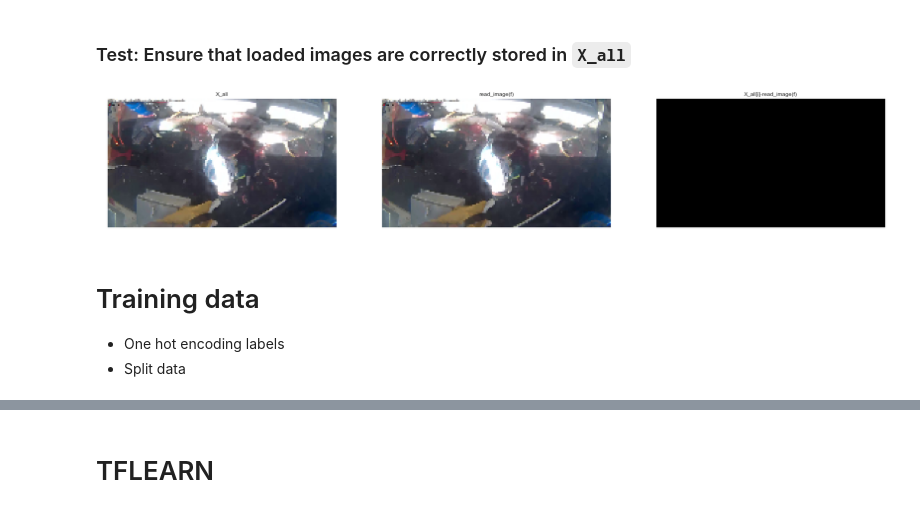
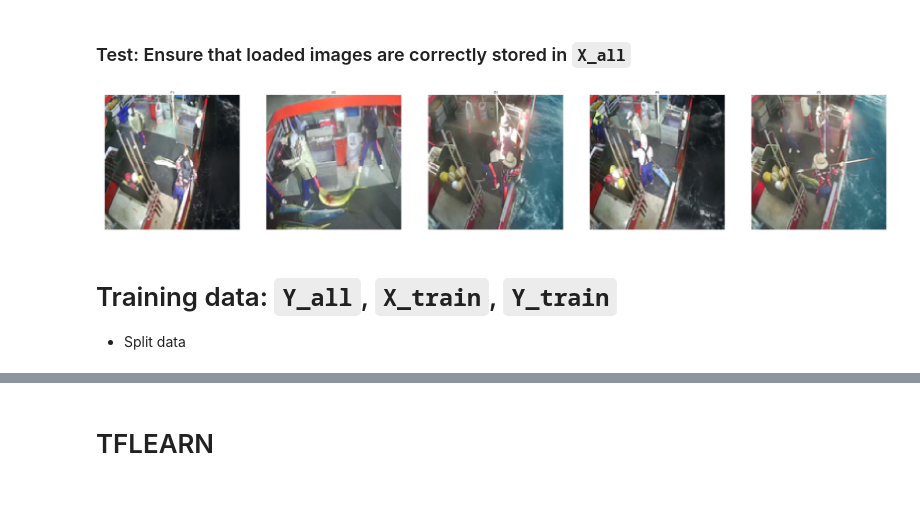
Before and after one commit to davisincubator/sashimdig, a Jupyter notebook: notebooks/jfa-2.0-practice_jared_cnn_fork.ipynb, the cells around one changed output, grey strips where cells are left out. Drawn from its saved outputs; the diff is of its cells as text; code cells hidden in the pictures.

```diff
--- a/notebooks/jfa-2.0-practice_jared_cnn_fork.ipynb
+++ b/notebooks/jfa-2.0-practice_jared_cnn_fork.ipynb
@@ -85,10 +87,10 @@ fish_paths     = get_paths(fish_classes)
 # %% [markdown]
 # Model Parameters
 # %%
-subsample_amnt  = 'all'  # len(files) = 3777
-downsample_amnt = 8
-ROWS            = int(720  / downsample_amnt)
-COLS            = int(1280 / downsample_amnt)
+subsample_amnt  = 50  # len(files) = 3777
+downsample_amnt = 2
+ROWS            = 128 # int(720  / downsample_amnt)
+COLS            = 128 # int(1280 / downsample_amnt)
 CHANNELS        = 3
 NUM_CATEGORIES  = len(fish_classes)
 # %% [markdown]
@@ -120,9 +148,9 @@ Wall time: 9.5 ms
 # %%
 if isinstance(subsample_amnt, int):
     from sklearn.utils import resample
-    files, Y_cat = resample(files, Y_cat,
-                        n_samples = subsample_amnt,
-                        replace   = False)
+    files, Y_all = resample(files, Y_all,
+                            n_samples = subsample_amnt,
+                            replace   = False)
 # %% [markdown]
 ## Load all training images into `X_all`
 # %%
@@ -173,17 +167,42 @@ def show_images(images,titles=None):
 # %% [markdown]
 ### Test: Ensure that loaded images are correctly stored in `X_all`
-# %%
-show_images(images=[X_all[i],
-                    read_image(f),
-                    X_all[i]-im],
-            titles=['X_all',
-                    'read_image(f)',
-                    'X_all[i]-read_image(f)'])
-# %% [output]
-[figure, removed]
+# %%
+def show_images(images,titles=None):
+    """Display a list of images"""
+    n_ims = len(images)
+    if titles is None: titles = ['(%d)' % i for i in range(1,n_ims + 1)]
+    fig = plt.figure(figsize=(10,10))
+    n = 1
+    for image,title in zip(images,titles):
+        a = fig.add_subplot(1,n_ims,n) # Make subplot
+        plt.imshow(image, cmap='gray', interpolation='nearest')
+        plt.axis('off')
+        a.set_title(title)
+        #         print(submission.iloc[jImage,:])
+        n += 1
+    fig.set_size_inches(np.array(fig.get_size_inches()) * n_ims)
+    plt.show()
+
+
+
+# Show 5 images randomly sample from `X_all`
+num_images = 5
+start_idx  = np.random.randint(0,len(X_all)-num_images)
+end_idx    = start_idx + num_images
+show_images(images=X_all[start_idx:end_idx])
+
+
+# # Test image with `im`
+# show_images(images=[X_all[i],
+#                     read_image(f),
+#                     X_all[i]-im],
+#             titles=['X_all',
+#                     'read_image(f)',
+#                     'X_all[i]-read_image(f)'])
+# %% [output]
+[figure, added]
 # %% [markdown]
-# Training data
-* One hot encoding labels
+# Training data: `Y_all`, `X_train`, `Y_train`
 * Split data
 # %%
 %%time
```
Also changed, not shown: parts of 31 cells of this notebook.
